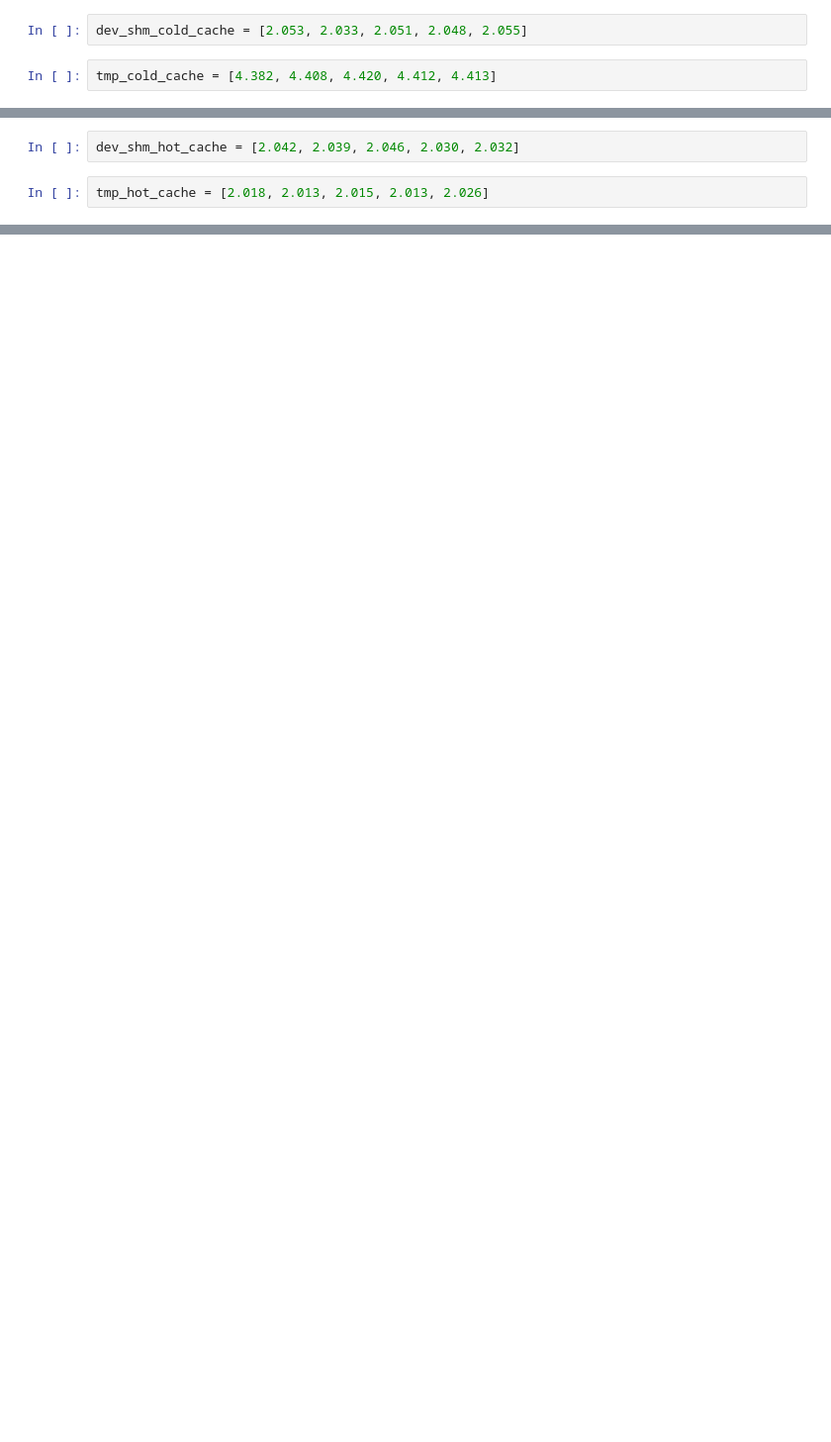
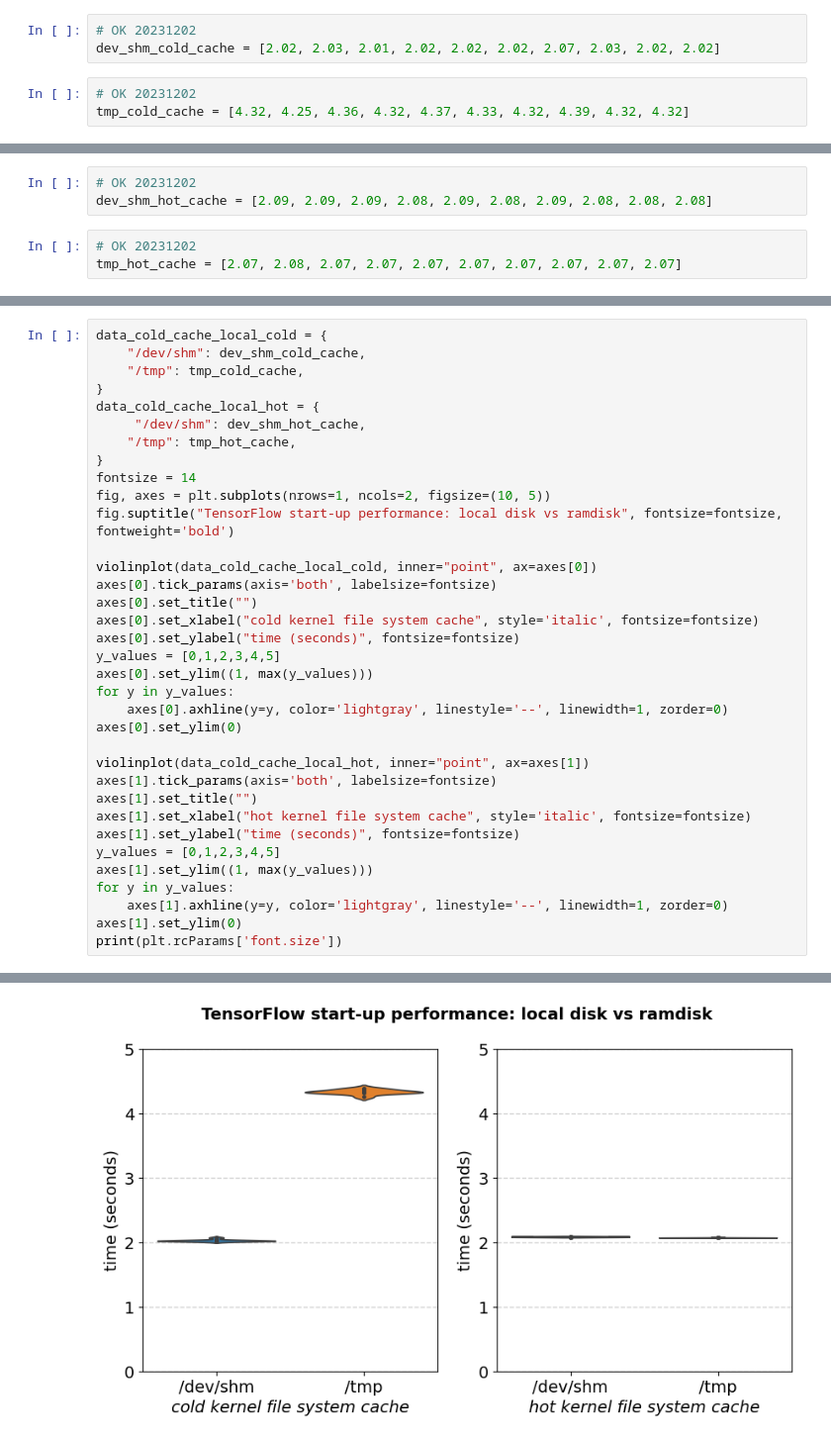
Before and after one commit to multixscale/cvmfs-tutorial-hpc-best-practices, a Jupyter notebook: cvmfs_perf_tensorflow_hpcugent.ipynb, the cells around one changed output, grey strips where cells are left out. Shown at 99% size. Cells and saved outputs as stored; diff of their text form; blank space fills up the shorter version.

Commit message:
update draft of performance section, needs a bit more text to discuss results + correct data for 1 variation of GPFS for TensorFlow start-up + (maybe) MPI startup results

```diff
--- a/cvmfs_perf_tensorflow_hpcugent.ipynb
+++ b/cvmfs_perf_tensorflow_hpcugent.ipynb
@@ -16,5 +13,7 @@
 # %%
-dev_shm_cold_cache = [2.053, 2.033, 2.051, 2.048, 2.055]
+# OK 20231202
+dev_shm_cold_cache = [2.02, 2.03, 2.01, 2.02, 2.02, 2.02, 2.07, 2.03, 2.02, 2.02]
 # %%
-tmp_cold_cache = [4.382, 4.408, 4.420, 4.412, 4.413]
+# OK 20231202
+tmp_cold_cache = [4.32, 4.25, 4.36, 4.32, 4.37, 4.33, 4.32, 4.39, 4.32, 4.32]
 # %%
@@ -38,4 +64,6 @@ cvmfs_warm_cache_no_proxy_azure_us_east = [3.831, 3.782, 3.793, 3.997, 3.876]
 # %%
-dev_shm_hot_cache = [2.042, 2.039, 2.046, 2.030, 2.032]
+# OK 20231202
+dev_shm_hot_cache = [2.09, 2.09, 2.09, 2.08, 2.09, 2.08, 2.09, 2.08, 2.08, 2.08]
 # %%
-tmp_hot_cache = [2.018, 2.013, 2.015, 2.013, 2.026]
+# OK 20231202
+tmp_hot_cache = [2.07, 2.08, 2.07, 2.07, 2.07, 2.07, 2.07, 2.07, 2.07, 2.07]
@@ -131,0 +95,36 @@ plot.set_ylim(0)
+# %%
+data_cold_cache_local_cold = {
+    "/dev/shm": dev_shm_cold_cache,
+    "/tmp": tmp_cold_cache,
+}
+data_cold_cache_local_hot = {
+     "/dev/shm": dev_shm_hot_cache,
+    "/tmp": tmp_hot_cache,
+}
+fontsize = 14
+fig, axes = plt.subplots(nrows=1, ncols=2, figsize=(10, 5))
+fig.suptitle("TensorFlow start-up performance: local disk vs ramdisk", fontsize=fontsize, fontweight='bold')
+
+violinplot(data_cold_cache_local_cold, inner="point", ax=axes[0])
+axes[0].tick_params(axis='both', labelsize=fontsize)
+axes[0].set_title("")
+axes[0].set_xlabel("cold kernel file system cache", style='italic', fontsize=fontsize)
+axes[0].set_ylabel("time (seconds)", fontsize=fontsize)
+y_values = [0,1,2,3,4,5]
+axes[0].set_ylim((1, max(y_values)))
+for y in y_values:
+    axes[0].axhline(y=y, color='lightgray', linestyle='--', linewidth=1, zorder=0)
+axes[0].set_ylim(0)
+
+violinplot(data_cold_cache_local_hot, inner="point", ax=axes[1])
+axes[1].tick_params(axis='both', labelsize=fontsize)
+axes[1].set_title("")
+axes[1].set_xlabel("hot kernel file system cache", style='italic', fontsize=fontsize)
+axes[1].set_ylabel("time (seconds)", fontsize=fontsize)
+y_values = [0,1,2,3,4,5]
+axes[1].set_ylim((1, max(y_values)))
+for y in y_values:
+    axes[1].axhline(y=y, color='lightgray', linestyle='--', linewidth=1, zorder=0)
+axes[1].set_ylim(0)
+print(plt.rcParams['font.size'])
+# %% [output]
@@ -131,0 +132 @@ plot.set_ylim(0)
+[figure, added]
```
Also changed, not shown: parts of 33 cells of this notebook, 6 other files.
